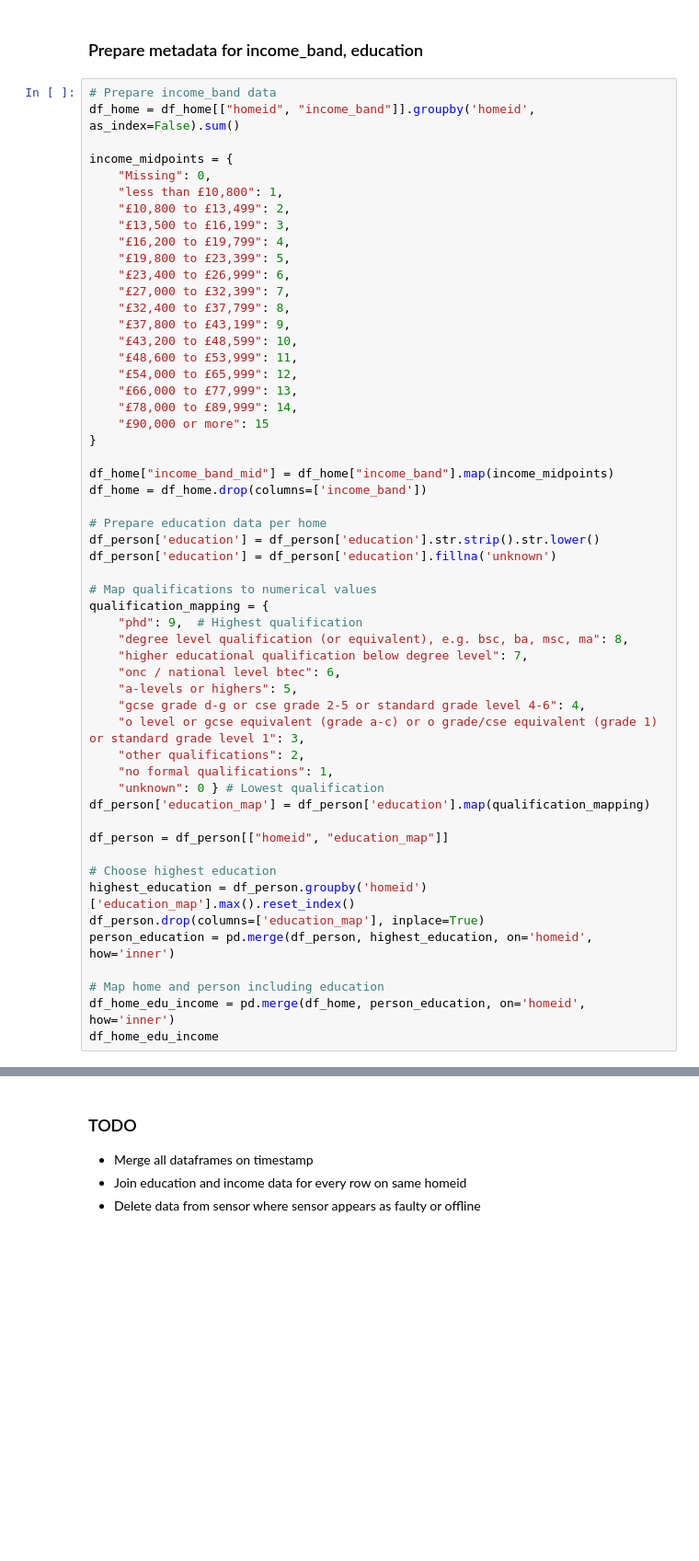
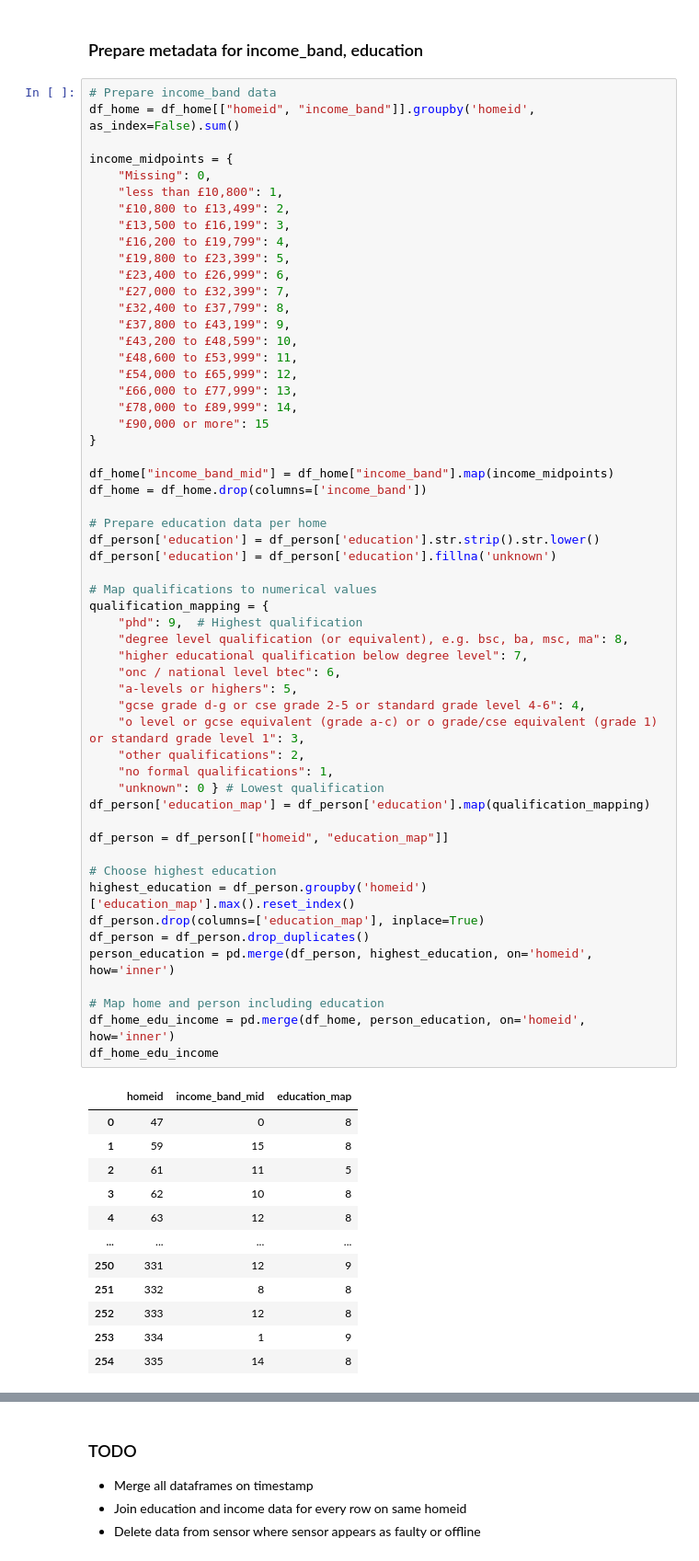
Before and after one commit to sudo-Oliver/Predictive-Analytics-Private, a Jupyter notebook: notebooks/Preprocessing_LSTM.ipynb, the cells around one changed output, grey strips where cells are left out. Shown at 92% size. Cells and saved outputs as stored; diff of their text form; blank space fills up the shorter version.

Commit message:
Minor fix income and education preprocessing

```diff
--- a/notebooks/Preprocessing_LSTM.ipynb
+++ b/notebooks/Preprocessing_LSTM.ipynb
@@ -260,30 +282,43 @@ df_home = df_home.drop(columns=['income_band'])
 
 # Prepare education data per home
 df_person['education'] = df_person['education'].str.strip().str.lower()
 df_person['education'] = df_person['education'].fillna('unknown')
 
 # Map qualifications to numerical values
 qualification_mapping = {
     "phd": 9,  # Highest qualification
     "degree level qualification (or equivalent), e.g. bsc, ba, msc, ma": 8,
     "higher educational qualification below degree level": 7,
     "onc / national level btec": 6,
     "a-levels or highers": 5,
     "gcse grade d-g or cse grade 2-5 or standard grade level 4-6": 4,
     "o level or gcse equivalent (grade a-c) or o grade/cse equivalent (grade 1) or standard grade level 1": 3,
     "other qualifications": 2,
     "no formal qualifications": 1,
     "unknown": 0 } # Lowest qualification
 df_person['education_map'] = df_person['education'].map(qualification_mapping)
 
 df_person = df_person[["homeid", "education_map"]]
 
 # Choose highest education
 highest_education = df_person.groupby('homeid')['education_map'].max().reset_index()
 df_person.drop(columns=['education_map'], inplace=True)
+df_person = df_person.drop_duplicates()
 person_education = pd.merge(df_person, highest_education, on='homeid', how='inner')
 
 # Map home and person including education
 df_home_edu_income = pd.merge(df_home, person_education, on='homeid', how='inner')
 df_home_edu_income
 # %% [output]
+|  | homeid | income_band_mid | education_map |
+| 0 | 47 | 0 | 8 |
+| 1 | 59 | 15 | 8 |
+| 2 | 61 | 11 | 5 |
+| 3 | 62 | 10 | 8 |
+| 4 | 63 | 12 | 8 |
+| ... | ... | ... | ... |
+| 250 | 331 | 12 | 9 |
+| 251 | 332 | 8 | 8 |
+| 252 | 333 | 12 | 8 |
+| 253 | 334 | 1 | 9 |
+| 254 | 335 | 14 | 8 |
```
Also changed, not shown: parts of 3 cells of this notebook.
